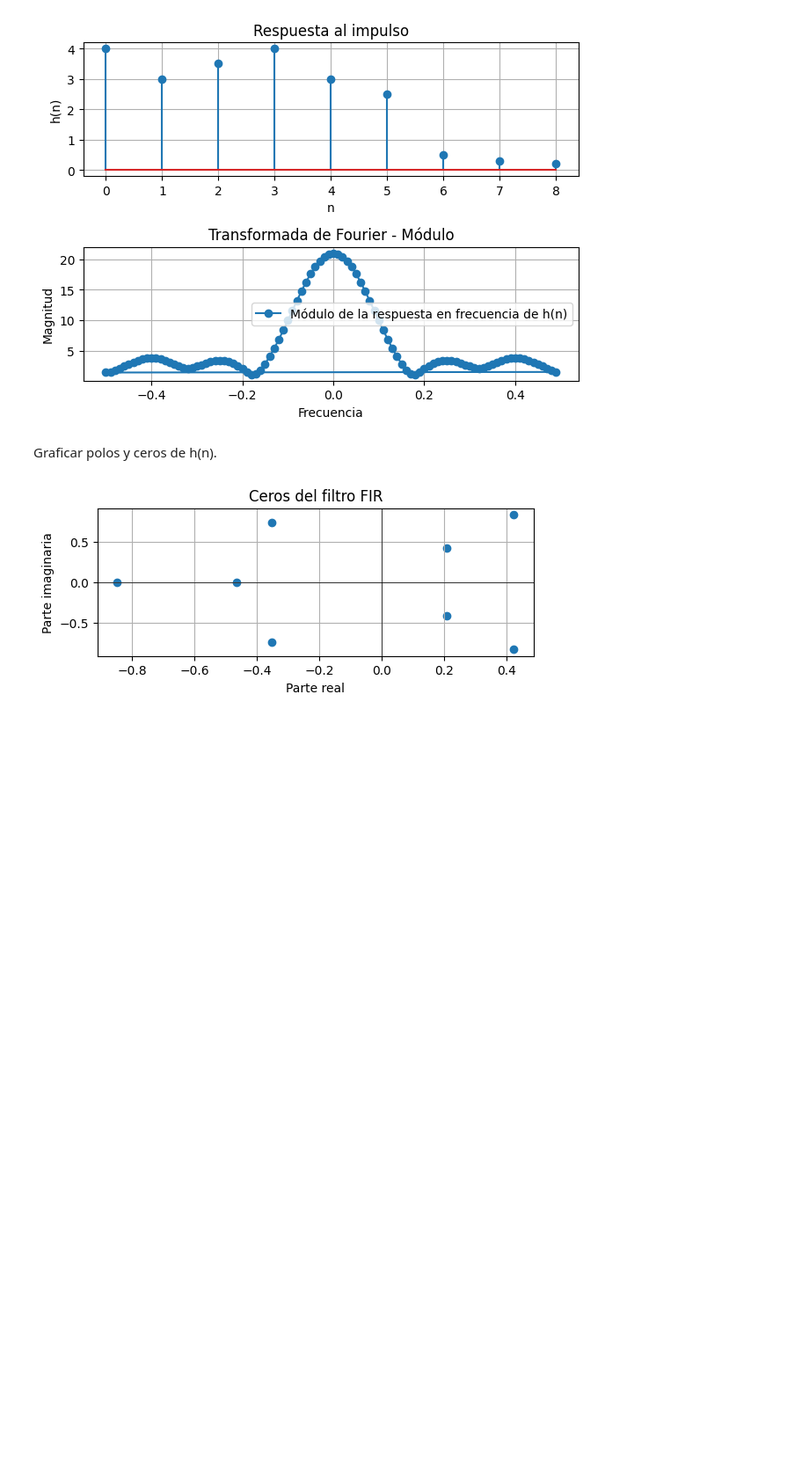
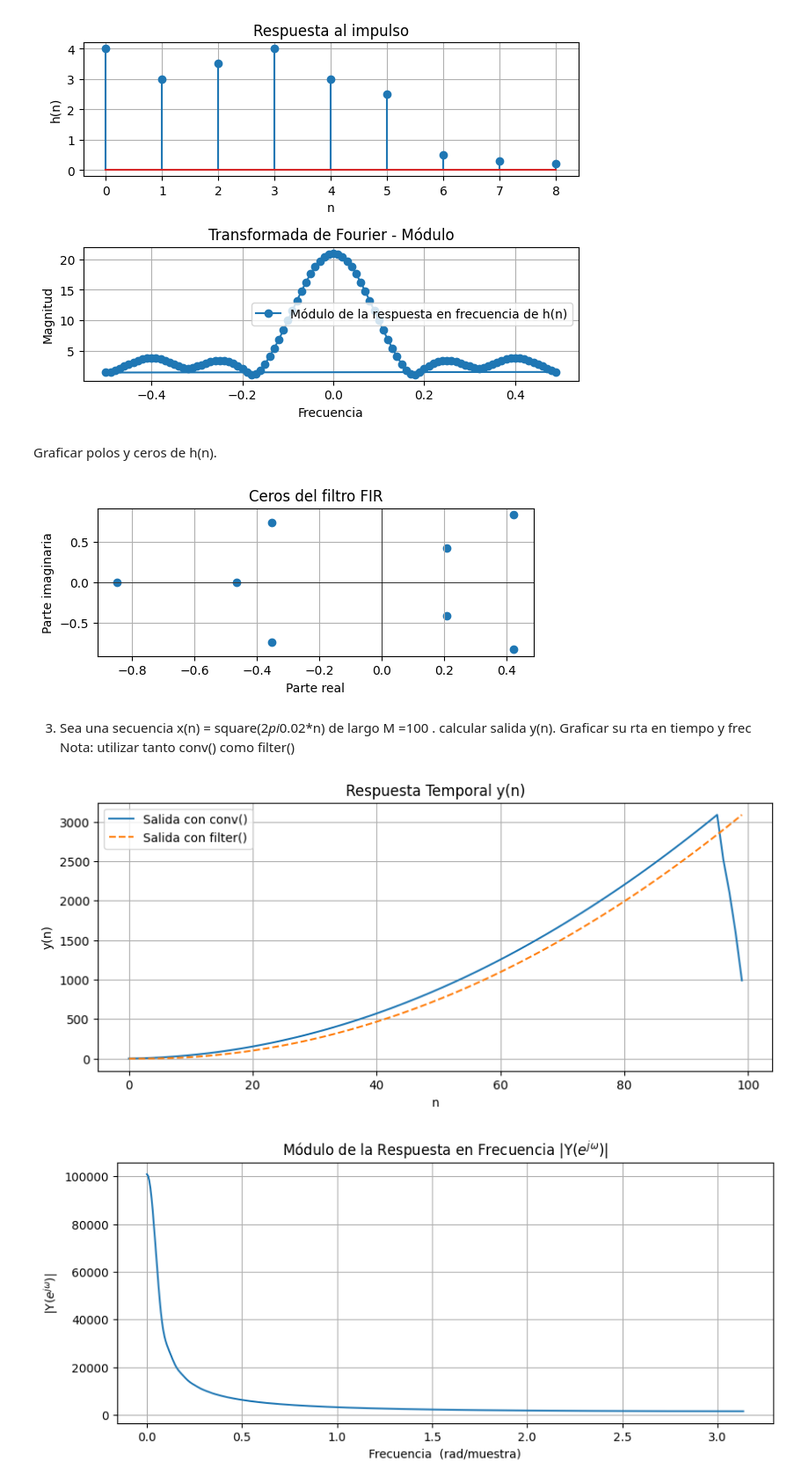
Before and after one commit to camilamon123/Estocasticos, a Jupyter notebook: Estoca.ipynb, the cells around one changed output. Shown: that part at 88% size. Cells and saved outputs as stored; diff of their text form; code cells hidden in the pictures; blank space fills up the shorter version.

```diff
--- a/Estoca.ipynb
+++ b/Estoca.ipynb
@@ -139,3 +139,49 @@ plt.grid(True)
 plt.show()
 # %% [output]
 [figure]
+# %% [markdown]
+3. Sea una secuencia x(n) =  square(2*pi*0.02*n) de largo M =100 . calcular salida y(n).
+Graficar su rta en tiempo y frec
+Nota: utilizar tanto conv() como filter()
+# %%
+import numpy as np
+import matplotlib.pyplot as plt
+from scipy.signal import freqz, lfilter, square, convolve
+
+
+h = np.array([4,3,3.5,4, 3, 2.5, 0.5, 0.3, 0.2]) #creo el vector correspondiente a la respuesta al impulso
+largo = 100
+pi = np.pi
+n = np.arange(largo)
+x = np.square(2*pi*0.02*n) #entrada del sistema lti. square hace referencia a la onda cuadrada
+
+y = np.convolve(h , x,mode='same')
+# Calcular la salida del sistema utilizando filter
+y_filter = lfilter(h, 1, x)
+
+
+plt.figure(figsize=(10, 4))
+plt.plot(n, y,label='Salida con conv()')
+plt.plot(n, y_filter, '--', label='Salida con filter()')
+plt.title('Respuesta Temporal y(n)')
+plt.xlabel('n')
+plt.ylabel('y(n)')
+plt.grid(True)
+plt.legend()
+plt.show()
+
+# Calcular y graficar el módulo de la respuesta en frecuencia de y(n)
+
+w, Y = freqz(y_filter, worN=512) # w array de frecuencias( q contiene worN elem) ,
+#worN es la cantidad de puntos de la FFT. 'Y' es un array complejo de la rta en frec correspondiente a cada valor de la frec
+plt.figure(figsize=(10, 4))
+plt.plot(w , np.abs(Y)) # si quisiera la frec normalizada deberia : "w / pi" esto me da la frec de 0 a 1
+#siendo el 1 la frec de nyquist
+plt.title('Módulo de la Respuesta en Frecuencia |Y($e^{jω}$)|')
+plt.xlabel('Frecuencia  (rad/muestra)')
+plt.ylabel('|Y($e^{jω}$)|')
+plt.grid(True)
+plt.show()
+# %% [output]
+[figure, added]
+[figure, added]
```
Also changed, not shown: parts of 5 cells of this notebook.
